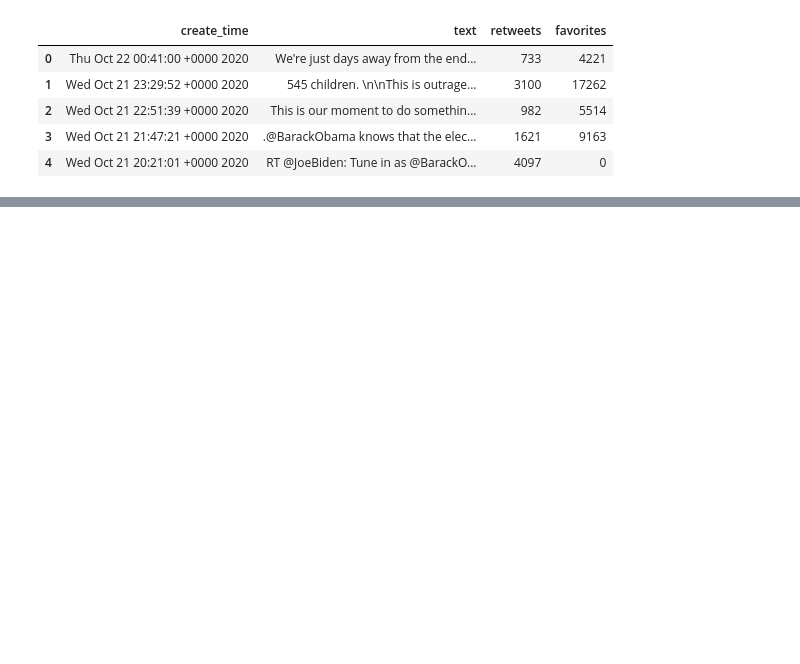
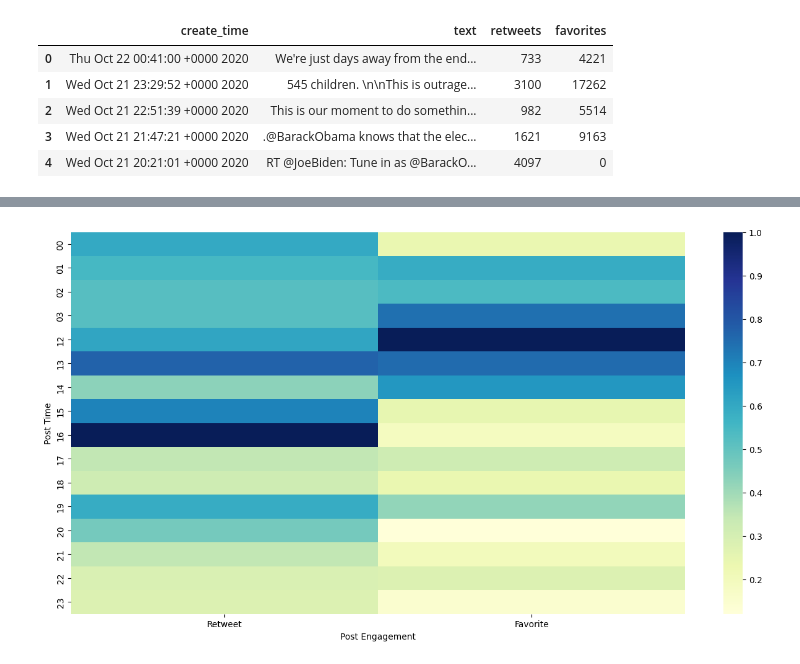
Before and after one commit to mibra004/political_predication, a Jupyter notebook: trend_predicition.ipynb, the cells around one changed output, grey strips where cells are left out. Cells and saved outputs as stored; diff of their text form; code cells hidden in the pictures; blank space fills up the shorter version.

```diff
--- a/trend_predicition.ipynb
+++ b/trend_predicition.ipynb
@@ -43,0 +103,3 @@ df_harris.head()
+# %%
+df_harris_post = df_harris[['create_time', 'retweets', 'favorites']]
+df_harris_post.head()
@@ -43,0 +120,7 @@ df_harris.head()
+# %%
+biden_time_list = pd.to_datetime(df_harris_post['create_time'], format='%a %b %d %H:%M:%S +0000 %Y')
+df_harris_post = df_harris_post.assign(create_time=biden_time_list)
+biden_hour_list = df_harris_post['create_time'].dt.strftime('%H')
+df_harris_post = df_harris_post.assign(create_hour=biden_hour_list)
+harris_post_avg = df_harris_post.groupby('create_hour').mean().round(2)
+harris_post_avg
@@ -43,0 +146,6 @@ df_harris.head()
+# %%
+harris_max_retweets = harris_post_avg.loc[:, 'retweets'].max()
+harris_max_likes = harris_post_avg.loc[:, 'favorites'].max()
+harris_post_avg['retweet_percent'] = (harris_post_avg['retweets'] / harris_max_retweets).round(2)
+harris_post_avg['like_percent'] = (harris_post_avg['favorites'] / harris_max_likes).round(2)
+harris_post_avg.head()
@@ -43,0 +160,10 @@ df_harris.head()
+# %%
+biden_post_heatmap = harris_post_avg[['retweet_percent', 'like_percent']]
+plt.subplots(figsize=(16, 8))
+g = sns.heatmap(biden_post_heatmap, cmap = 'YlGnBu')
+g.set_xticklabels(['Retweet','Favorite'])
+plt.xlabel('Post Engagement')
+plt.ylabel('Post Time')
+plt.show()
+# %% [output]
+[figure, added]
```
Also changed, not shown: parts of 17 cells of this notebook.
